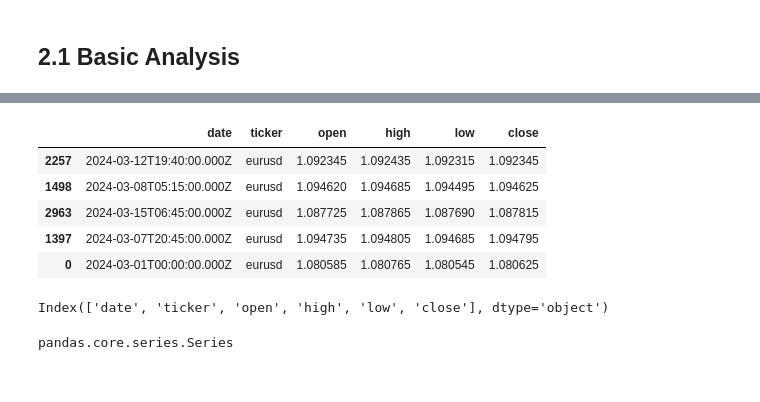
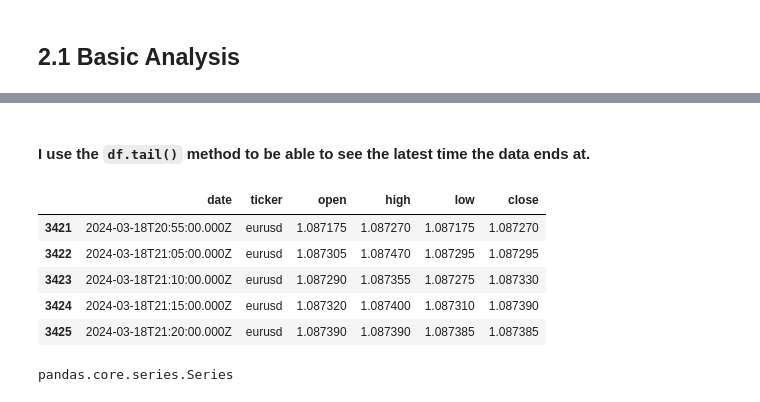
Before and after one commit to MasixoleBOYA/Capstone_Project, a Jupyter notebook: data_sources/Tiingo/tiingo_model.ipynb, the cells around one changed output, grey strips where cells are left out. Saved outputs shown, nothing was run; the diff lists cells and outputs as text; code cells hidden in the pictures.

```diff
--- a/data_sources/Tiingo/tiingo_model.ipynb
+++ b/data_sources/Tiingo/tiingo_model.ipynb
@@ -149,16 +223,14 @@ memory usage: 147.0+ KB
-# %%
-df.sample(5)
-# %% [output]
-|  | date | ticker | open | high | low | close |
-| 2257 | 2024-03-12T19:40:00.000Z | eurusd | 1.092345 | 1.092435 | 1.092315 | 1.092345 |
-| 1498 | 2024-03-08T05:15:00.000Z | eurusd | 1.094620 | 1.094685 | 1.094495 | 1.094625 |
-| 2963 | 2024-03-15T06:45:00.000Z | eurusd | 1.087725 | 1.087865 | 1.087690 | 1.087815 |
-| 1397 | 2024-03-07T20:45:00.000Z | eurusd | 1.094735 | 1.094805 | 1.094685 | 1.094795 |
-| 0 | 2024-03-01T00:00:00.000Z | eurusd | 1.080585 | 1.080765 | 1.080545 | 1.080625 |
+# %% [markdown]
+#### I use the `df.tail()` method to be able to see the __latest__ time the data ends at.
 # %%
-df.columns
+df.tail()
 # %% [output]
-Index(['date', 'ticker', 'open', 'high', 'low', 'close'], dtype='object')
+|  | date | ticker | open | high | low | close |
+| 3421 | 2024-03-18T20:55:00.000Z | eurusd | 1.087175 | 1.087270 | 1.087175 | 1.087270 |
+| 3422 | 2024-03-18T21:05:00.000Z | eurusd | 1.087305 | 1.087470 | 1.087295 | 1.087295 |
+| 3423 | 2024-03-18T21:10:00.000Z | eurusd | 1.087290 | 1.087355 | 1.087275 | 1.087330 |
+| 3424 | 2024-03-18T21:15:00.000Z | eurusd | 1.087320 | 1.087400 | 1.087310 | 1.087390 |
+| 3425 | 2024-03-18T21:20:00.000Z | eurusd | 1.087390 | 1.087390 | 1.087385 | 1.087385 |
 # %%
 type(df['date'])
 # %% [output]
```
Also changed, not shown: parts of 31 cells of this notebook.
